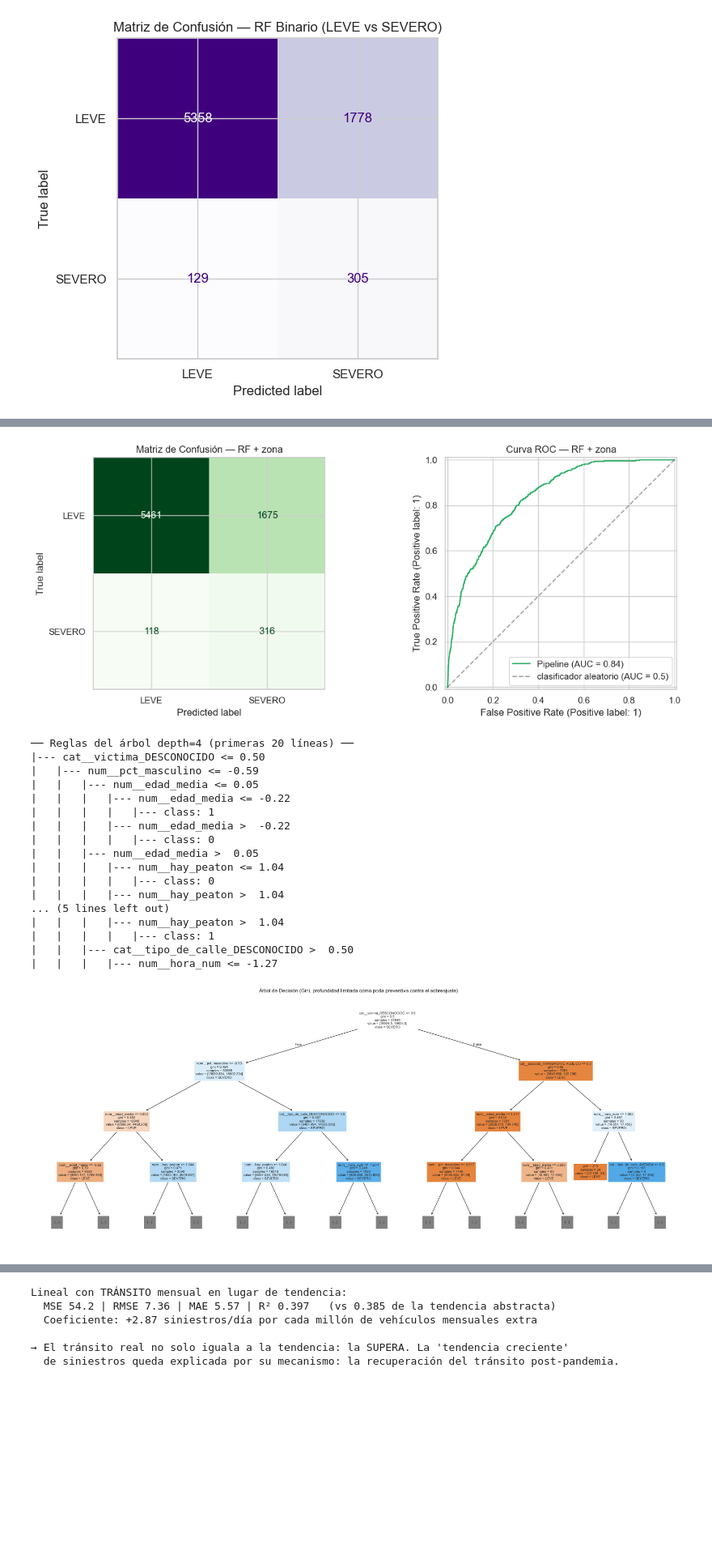
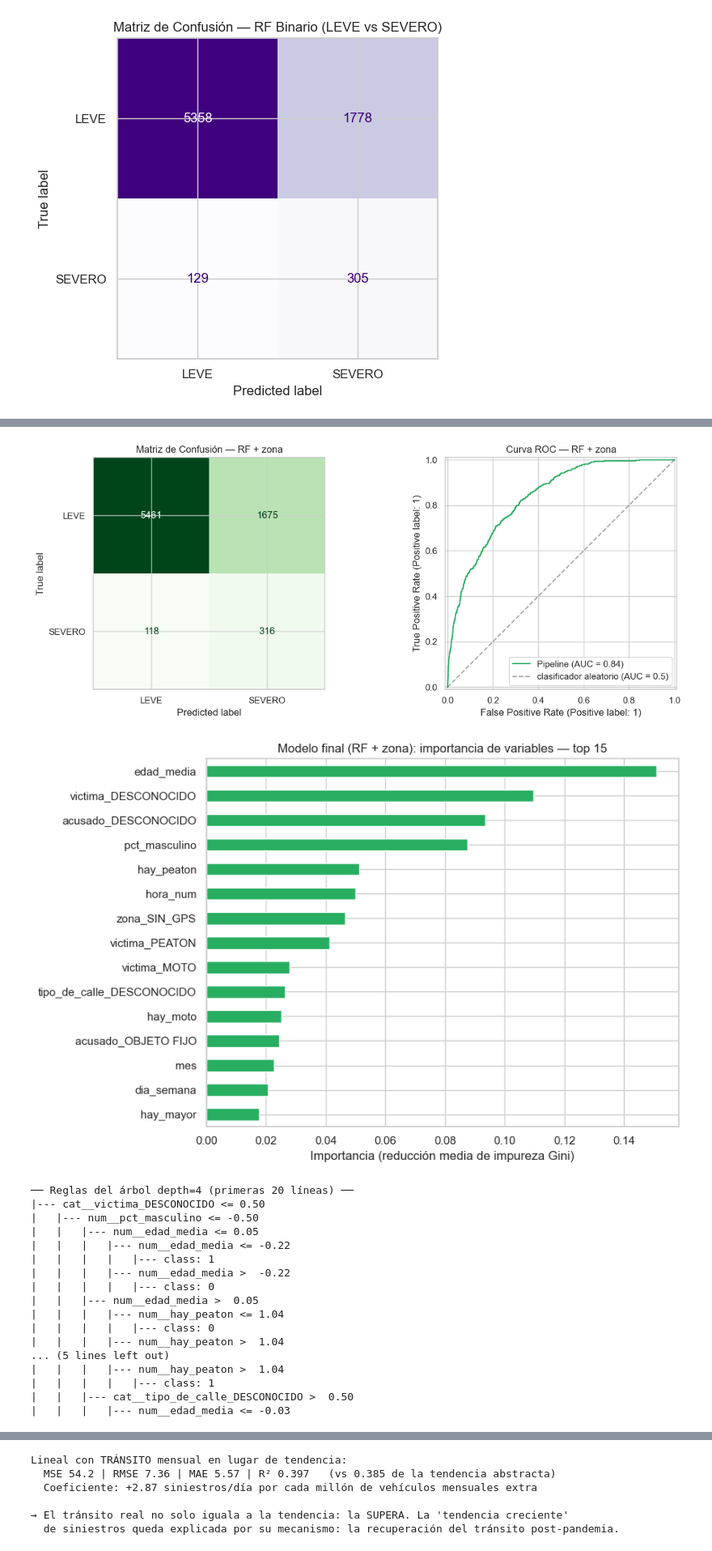
Before and after one commit to valenmendez01/TPO-CienciaDeDatos, a Jupyter notebook: siniestros_viales_pipeline.ipynb, the cells around one changed output, grey strips where cells are left out. Shown at 81% size. Cells and saved outputs as stored; diff of their text form; code cells hidden in the pictures; blank space fills up the shorter version.

```diff
--- a/siniestros_viales_pipeline.ipynb
+++ b/siniestros_viales_pipeline.ipynb
@@ -2285,12 +2285,16 @@ if 'X' in dir() and X is not None:
                                                                                  class_weight='balanced', random_state=42, n_jobs=-1))]),
     }
 
-    datos_modelos = {nombre: (X_geo if 'zona k-means' in nombre else X) for nombre in modelos}
+    # Protocolo limpio: el holdout (20%) se separa ANTES de la selección de modelos.
+    # Toda la CV corre solo sobre el train; el test no se toca hasta la celda siguiente.
+    X_geo_train, X_geo_test, yb_train, yb_test = train_test_split(
+        X_geo, yb, test_size=0.2, random_state=42, stratify=yb)
+
     skf = StratifiedKFold(5, shuffle=True, random_state=42)
     filas = []
     for nombre, pipe in modelos.items():
-        Xi = datos_modelos[nombre]
-        cvres = cross_validate(pipe, Xi, yb, cv=skf, n_jobs=1,
+        # los pipelines sin zona ignoran lat/lon (el ColumnTransformer selecciona por nombre)
+        cvres = cross_validate(pipe, X_geo_train, yb_train, cv=skf, n_jobs=1,
                                scoring=['accuracy', 'precision', 'recall', 'f1', 'roc_auc'])
         filas.append({'modelo': nombre,
                       'accuracy': cvres['test_accuracy'].mean(),
@@ -2312,8 +2316,8 @@ Reg. Logística               0.7124            0.1359         0.7500     0.2300
 # %%
 # ── Modelo final: Random Forest + zona | Árbol interpretable: reglas ──
 if 'X_geo' in dir():
-    Xf_train, Xf_test, yf_train, yf_test = train_test_split(
-        X_geo, yb, test_size=0.2, random_state=42, stratify=yb)
+    # El split viene de la celda anterior: el test (20%) nunca participó de la selección de modelos
+    Xf_train, Xf_test, yf_train, yf_test = X_geo_train, X_geo_test, yb_train, yb_test
 
     pipeline_rf_final = Pipeline([
         ('zona', KMeansZonaAdder(n_clusters=8, random_state=42)),
@@ -2337,38 +2341,52 @@ if 'X_geo' in dir():
     axes[1].legend()
     plt.tight_layout()
     plt.savefig('outputs/modelo_final_rf.png', dpi=150, bbox_inches='tight')
     plt.show()
 
+    # Importancia de variables del MODELO FINAL (RF + zona)
+    nombres = pipeline_rf_final.named_steps['prep'].get_feature_names_out()
+    imp = pd.Series(pipeline_rf_final.named_steps['clf'].feature_importances_, index=nombres)
+    imp = imp.sort_values(ascending=False).head(15)[::-1]
+    imp.index = [n.split('__', 1)[1] for n in imp.index]
+    plt.figure(figsize=(9, 6))
+    imp.plot(kind='barh', color='#27ae60', edgecolor='white')
+    plt.title('Modelo final (RF + zona): importancia de variables — top 15')
+    plt.xlabel('Importancia (reducción media de impureza Gini)')
+    plt.tight_layout()
+    plt.savefig('outputs/feature_importance_final.png', dpi=150, bbox_inches='tight')
+    plt.show()
+
     # Árbol interpretable (clase 7): reglas if-then con alto recall de SEVERO (screening)
     prep4 = make_prep(FEAT_CAT)
-    Xt = prep4.fit_transform(X)
-    arbol4 = DecisionTreeClassifier(max_depth=4, class_weight='balanced', random_state=42).fit(Xt, yb)
+    Xt = prep4.fit_transform(Xf_train)
+    arbol4 = DecisionTreeClassifier(max_depth=4, class_weight='balanced', random_state=42).fit(Xt, yf_train)
     reglas = export_text(arbol4, feature_names=list(prep4.get_feature_names_out()))
     print("\n── Reglas del árbol depth=4 (primeras 20 líneas) ──")
     print('\n'.join(reglas.splitlines()[:20]))
 
     # Visualización del árbol (criterio de impureza: índice de Gini)
     plt.figure(figsize=(22, 9))
     plot_tree(arbol4, feature_names=list(prep4.get_feature_names_out()),
               class_names=['LEVE', 'SEVERO'], filled=True, fontsize=8, max_depth=3)
     plt.title('Árbol de Decisión (Gini, profundidad limitada como poda preventiva contra el sobreajuste)')
     plt.tight_layout()
     plt.savefig('outputs/arbol_decision.png', dpi=150, bbox_inches='tight')
     plt.show()
 # %% [output]
 ── MODELO FINAL: Random Forest + zona k-means ───
               precision    recall  f1-score   support
 
         LEVE       0.98      0.77      0.86      7136
       SEVERO       0.16      0.73      0.26       434
 
     accuracy                           0.76      7570
    macro avg       0.57      0.75      0.56      7570
 weighted avg       0.93      0.76      0.82      7570
 [figure]
+[figure, new version]
 ── Reglas del árbol depth=4 (primeras 20 líneas) ──
 |--- cat__victima_DESCONOCIDO <= 0.50
-|   |--- num__pct_masculino <= -0.59
+|   |--- num__pct_masculino <= -0.50
 |   |   |--- num__edad_media <= 0.05
 |   |   |   |--- num__edad_media <= -0.22
 |   |   |   |   |--- class: 1
@@ -2382,5 +2400,4 @@ weighted avg       0.93      0.76      0.82      7570
 |   |   |   |--- num__hay_peaton >  1.04
 |   |   |   |   |--- class: 1
 |   |   |--- cat__tipo_de_calle_DESCONOCIDO >  0.50
-|   |   |   |--- num__hora_num <= -1.27
+|   |   |   |--- num__edad_media <= -0.03
-[figure, old version]
```
Also changed, not shown: parts of 4 cells of this notebook, 8 other files.
